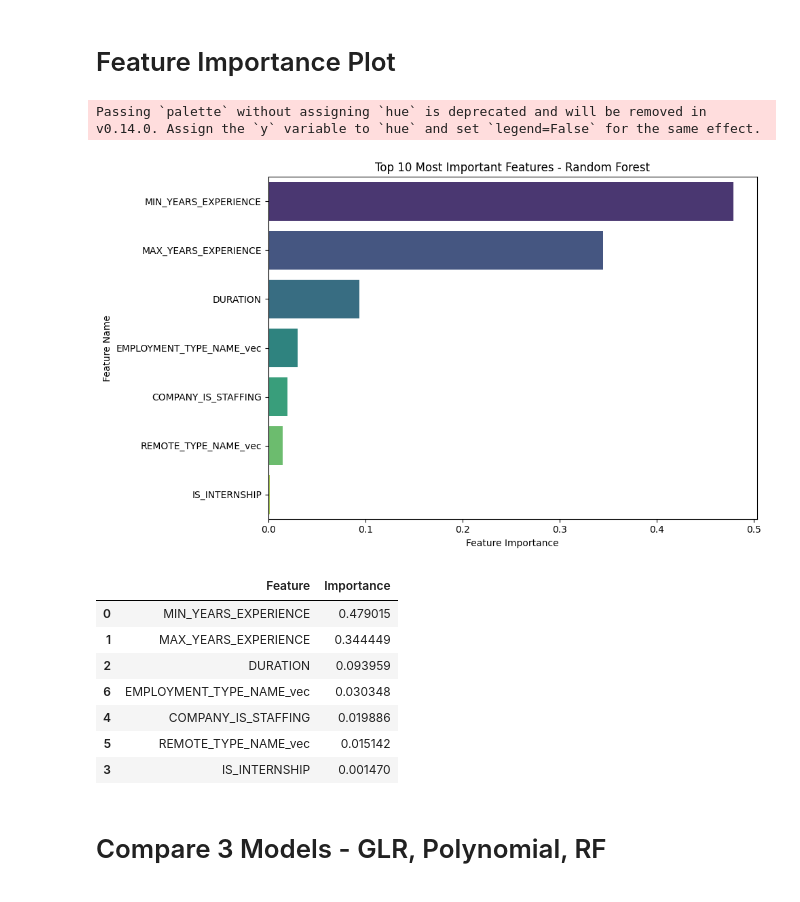
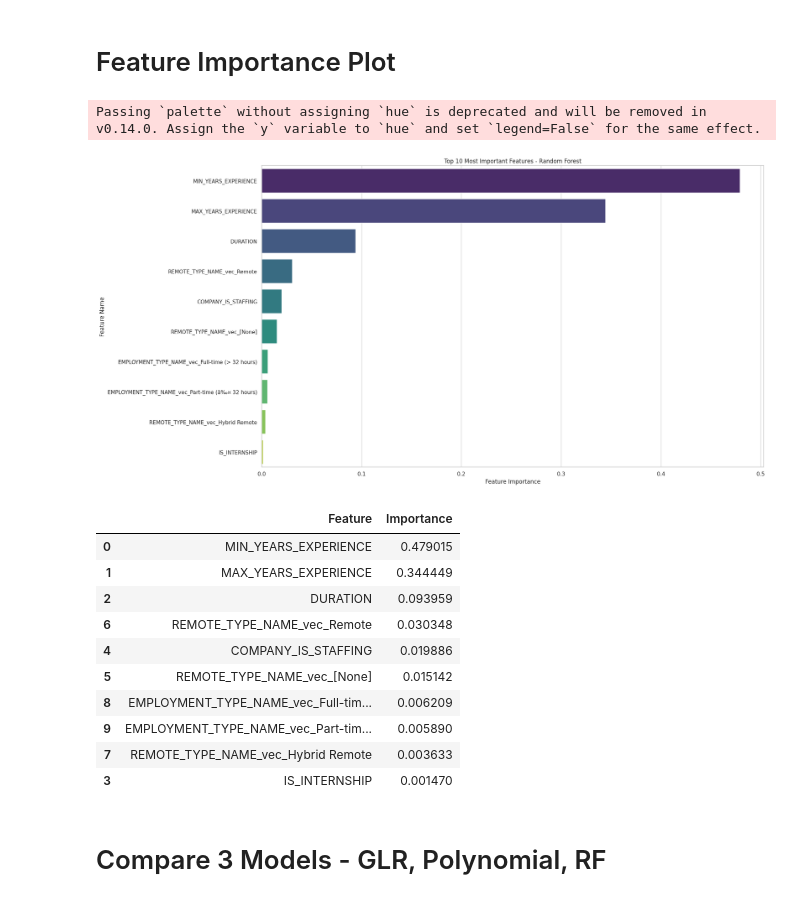
Before and after one commit to met-ad-688/assignment-04-gavinboss, a Jupyter notebook: assignment04-gboss.ipynb, the cells around one changed output. Drawn from its saved outputs; the diff is of its cells as text; code cells hidden in the pictures.

Commit message:
updated AI prompts and added answers to questions on assignment04-gboss.ipynb

```diff
--- a/assignment04-gboss.ipynb
+++ b/assignment04-gboss.ipynb
@@ -594,42 +587,46 @@ importance_df = pd.DataFrame({
     "Feature": feature_names[:min_len],
     "Importance": importances[:min_len]
 })
 
 top10 = importance_df.sort_values(by="Importance", ascending=False).head(10)
 
 # Plot
-plt.figure(figsize=(10, 6))
+plt.figure(figsize=(20, 10))
 sns.barplot(x="Importance", y="Feature", data=top10, palette="viridis")
 plt.title("Top 10 Most Important Features - Random Forest")
 plt.xlabel("Feature Importance")
 plt.ylabel("Feature Name")
 plt.tight_layout()
 
+# Used AI to help me display dataframe as I was getting the error for length mismatch (See Appendix 1 in AI_Prompts.qmd)
 # Matching lengths to make sure dataframe correctly renders
 min_len = min(len(feature_names), len(importances))
 feature_names, importances = feature_names[:min_len], importances[:min_len]
 
 featureimportanceplot_df= pd.DataFrame({
     "Feature": feature_names,
     "Importance": importances
 }).sort_values(by="Importance", ascending=False)
 
 featureimportanceplot_df = featureimportanceplot_df.head(10)
 
 # Save and show
 plt.savefig("_output/rf_feature_importance.png", dpi=300)
 plt.show()
 featureimportanceplot_df
 # %% [output]
 Passing `palette` without assigning `hue` is deprecated and will be removed in v0.14.0. Assign the `y` variable to `hue` and set `legend=False` for the same effect.
-[figure, old version]
+[figure, new version]
 |  | Feature | Importance |
 | 0 | MIN_YEARS_EXPERIENCE | 0.479015 |
 | 1 | MAX_YEARS_EXPERIENCE | 0.344449 |
 | 2 | DURATION | 0.093959 |
-| 6 | EMPLOYMENT_TYPE_NAME_vec | 0.030348 |
+| 6 | REMOTE_TYPE_NAME_vec_Remote | 0.030348 |
 | 4 | COMPANY_IS_STAFFING | 0.019886 |
-| 5 | REMOTE_TYPE_NAME_vec | 0.015142 |
+| 5 | REMOTE_TYPE_NAME_vec_[None] | 0.015142 |
+| 8 | EMPLOYMENT_TYPE_NAME_vec_Full-tim... | 0.006209 |
+| 9 | EMPLOYMENT_TYPE_NAME_vec_Part-tim... | 0.005890 |
+| 7 | REMOTE_TYPE_NAME_vec_Hybrid Remote | 0.003633 |
 | 3 | IS_INTERNSHIP | 0.001470 |
 # %% [markdown]
 # Compare 3 Models - GLR,  Polynomial, RF
```
Also changed, not shown: parts of 14 cells of this notebook, 2 other files.
